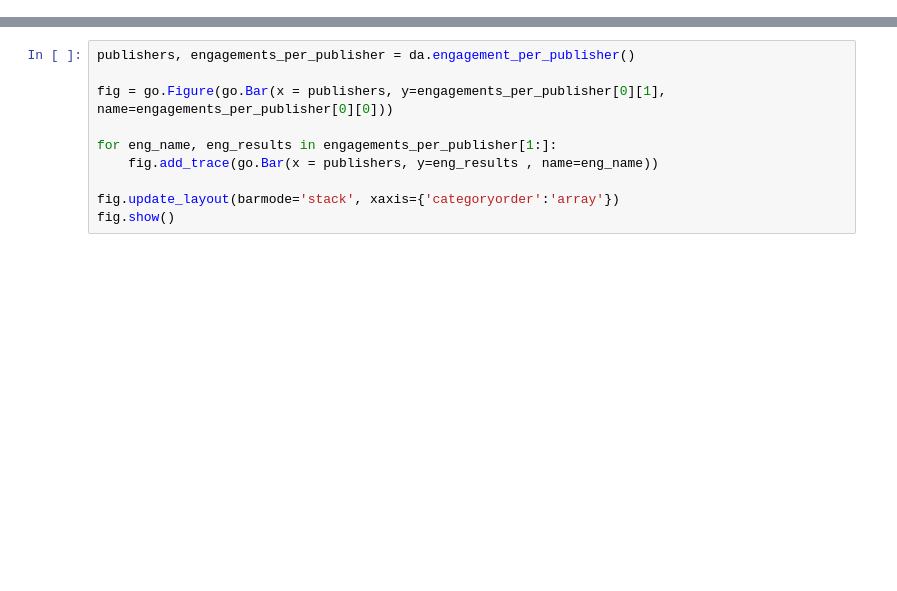
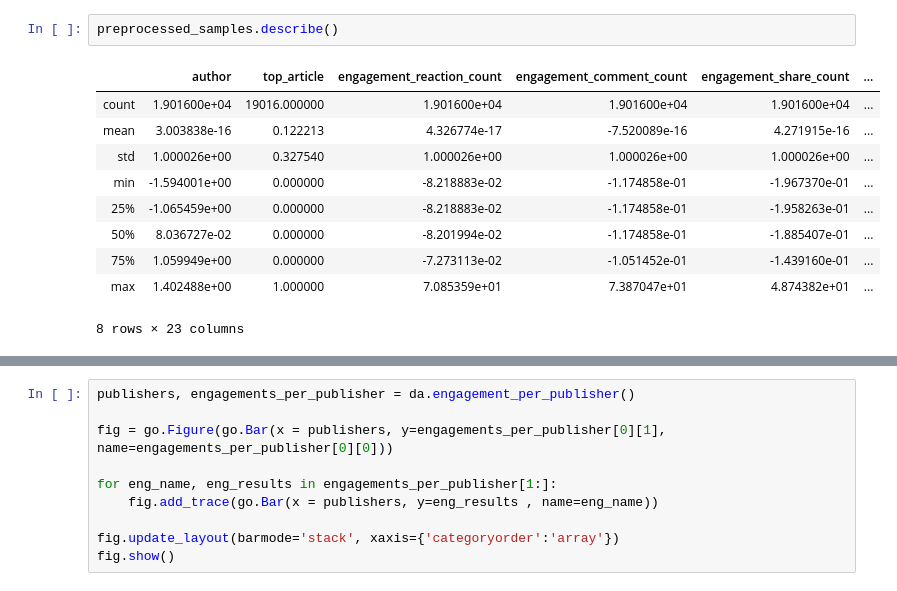
Before and after one commit to sleter/article_analysis, a Jupyter notebook: DataAnalysis/Visualizing Data Analysis.ipynb, the cells around one changed output, grey strips where cells are left out. Cells and saved outputs as stored; diff of their text form; blank space fills up the shorter version.

```diff
--- a/DataAnalysis/Visualizing Data Analysis.ipynb
+++ b/DataAnalysis/Visualizing Data Analysis.ipynb
@@ -102,0 +233,13 @@ plt.plot()
+# %%
+preprocessed_samples.describe()
+# %% [output]
+|  | author | top_article | engagement_reaction_count | engagement_comment_count | engagement_share_count | ... |
+| count | 1.901600e+04 | 19016.000000 | 1.901600e+04 | 1.901600e+04 | 1.901600e+04 | ... |
+| mean | 3.003838e-16 | 0.122213 | 4.326774e-17 | -7.520089e-16 | 4.271915e-16 | ... |
+| std | 1.000026e+00 | 0.327540 | 1.000026e+00 | 1.000026e+00 | 1.000026e+00 | ... |
+| min | -1.594001e+00 | 0.000000 | -8.218883e-02 | -1.174858e-01 | -1.967370e-01 | ... |
+| 25% | -1.065459e+00 | 0.000000 | -8.218883e-02 | -1.174858e-01 | -1.958263e-01 | ... |
+| 50% | 8.036727e-02 | 0.000000 | -8.201994e-02 | -1.174858e-01 | -1.885407e-01 | ... |
+| 75% | 1.059949e+00 | 0.000000 | -7.273113e-02 | -1.051452e-01 | -1.439160e-01 | ... |
+| max | 1.402488e+00 | 1.000000 | 7.085359e+01 | 7.387047e+01 | 4.874382e+01 | ... |
+8 rows × 23 columns
```
Also changed, not shown: parts of 32 cells of this notebook, 3 other files.
